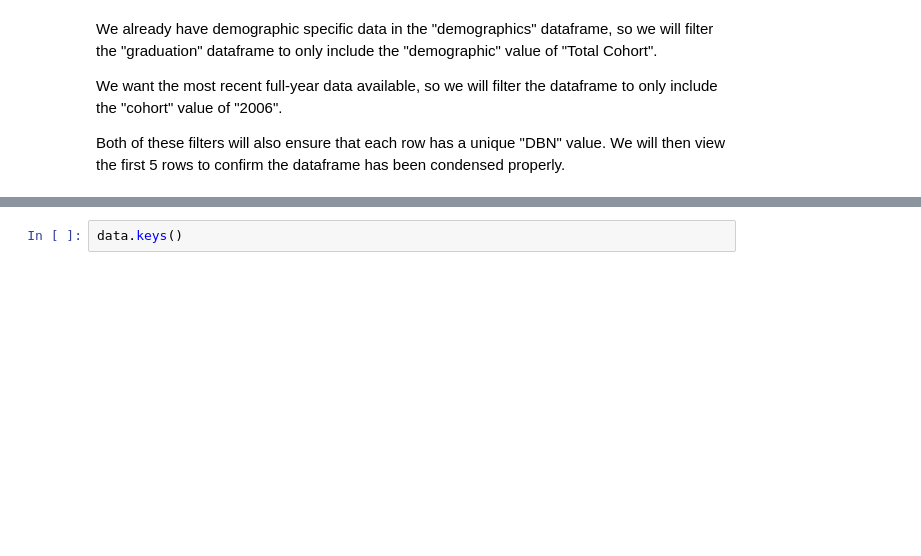
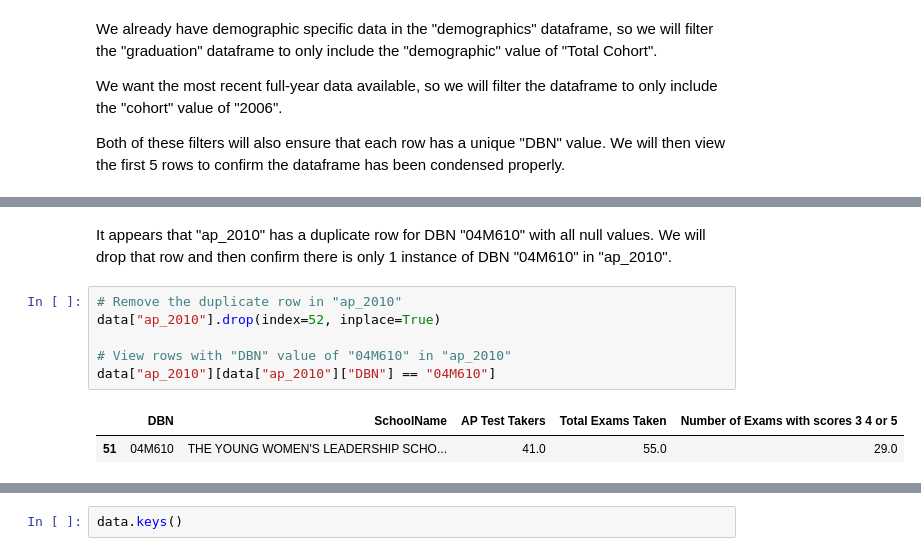
Before and after one commit to JustinToribio/cleaning-nyc-hs-data, a Jupyter notebook: notebooks/1.0-jt-clean-analyze-nyc-hs-data.ipynb, the cells around one changed output, grey strips where cells are left out. Saved outputs shown, nothing was run; the diff lists cells and outputs as text; blank space fills up the shorter version.

```diff
--- a/notebooks/1.0-jt-clean-analyze-nyc-hs-data.ipynb
+++ b/notebooks/1.0-jt-clean-analyze-nyc-hs-data.ipynb
@@ -621,0 +639,11 @@ combined.head()
+# %% [markdown]
+It appears that "ap_2010" has a duplicate row for DBN "04M610" with all null values.  We will drop that row and then confirm there is only 1 instance of DBN "04M610" in "ap_2010".
+# %%
+# Remove the duplicate row in "ap_2010"
+data["ap_2010"].drop(index=52, inplace=True)
+
+# View rows with "DBN" value of "04M610" in "ap_2010"
+data["ap_2010"][data["ap_2010"]["DBN"] == "04M610"]
+# %% [output]
+|  | DBN | SchoolName | AP Test Takers | Total Exams Taken | Number of Exams with scores 3 4 or 5 |
+| 51 | 04M610 | THE YOUNG WOMEN'S LEADERSHIP SCHO... | 41.0 | 55.0 | 29.0 |
```
Also changed, not shown: parts of 23 cells of this notebook.
